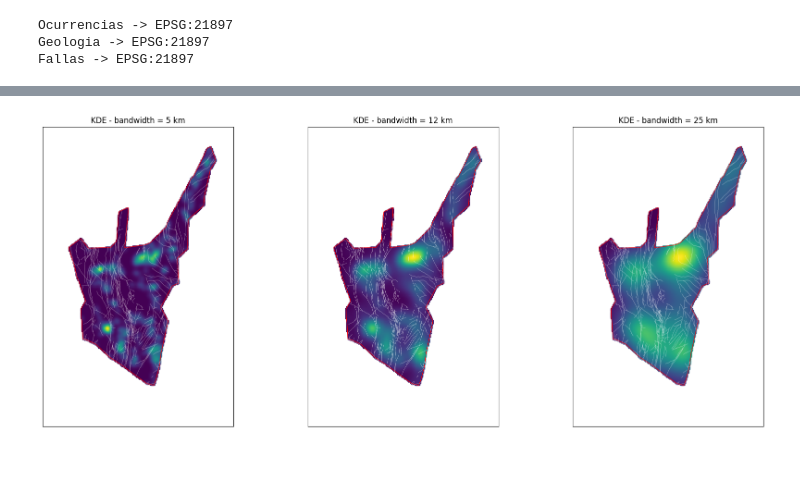
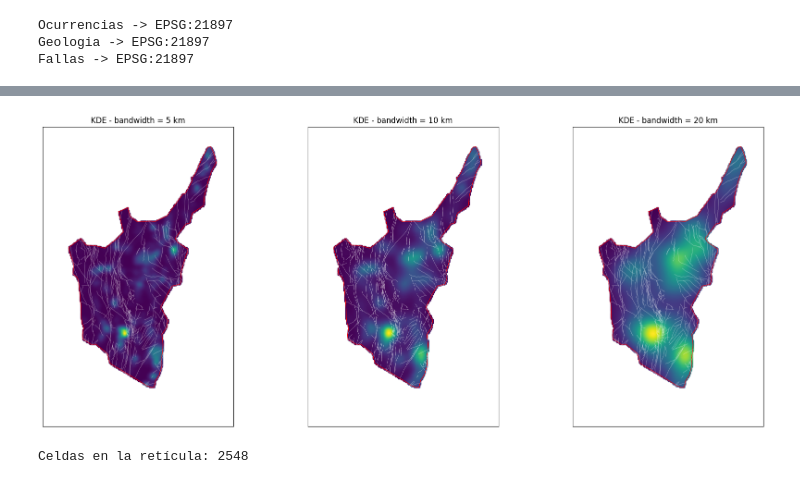
Before and after one commit to mfcadavidd1010/AnalisisGeoespacial_2026, a Jupyter notebook: OcurrenciasMinerales.ipynb, the cells around one changed output, grey strips where cells are left out. Saved outputs shown, nothing was run; the diff lists cells and outputs as text; code cells hidden in the pictures.

```diff
--- a/OcurrenciasMinerales.ipynb
+++ b/OcurrenciasMinerales.ipynb
@@ -246,0 +245,18 @@ plt.show()
+# %%
+import numpy as np, matplotlib.pyplot as plt
+
+r      = np.asarray(ResultL.support)
+Lobs   = np.asarray(ResultL.statistic)
+sims   = np.asarray(ResultL.simulations)
+csr    = sims.mean(axis=0)
+exceso = Lobs - csr
+
+r_peak = r[np.argmax(exceso)]
+print("Escala de máximo exceso de agrupamiento:", round(r_peak/1000, 1), "km")
+
+fig, ax = plt.subplots(figsize=(7,4))
+ax.plot(r/1000, exceso, color="#BA7517", lw=2)
+ax.axvline(r_peak/1000, ls="--", color="gray")
+ax.set_xlabel("r (km)"); ax.set_ylabel("L_obs − L_CSR (exceso)")
+ax.set_title("Escala característica del agrupamiento")
+plt.tight_layout(); plt.show()
@@ -251,33 +270,59 @@ from sklearn.neighbors import KernelDensity
 xmin, ymin, xmax, ymax = AreaTrabajo.total_bounds
 res = 2000
 xx, yy = np.meshgrid(
     np.arange(xmin, xmax, res),
     np.arange(ymin, ymax, res),
 )
 grid_coords = np.column_stack([xx.ravel(), yy.ravel()])
 
 #Recortamos la grilla al alpha shape (solo evaluamos dentro de la ventana).
 grid_pts = gpd.GeoDataFrame(
     geometry=gpd.points_from_xy(grid_coords[:,0], grid_coords[:,1]),
     crs=CRS_PROYECTO,
 )
 dentro = grid_pts.within(AreaTrabajo.geometry.iloc[0])
 grid_in = grid_coords[dentro.values]
 
 #Ajustamos el KDE. El bandwidth está en METROS
-#   Probamos tres anchos guiados por la escala de Ripley (~10-13 km).
+#   Probamos tres anchos guiados por la escala de Ripley.
 fig, axes = plt.subplots(1, 3, figsize=(18, 7))
-for ax, bw in zip(axes, [5000, 12000, 25000]):   #5, 12 y 25 km
+for ax, bw in zip(axes, [5000, 10000, 20000]):   #5, 10 y 20 km
     kde = KernelDensity(bandwidth=bw, kernel="gaussian")
     kde.fit(CoordsAu)
     #log-densidad -> densidad
     dens = np.exp(kde.score_samples(grid_in))
 
     sc = ax.scatter(grid_in[:,0], grid_in[:,1], c=dens, cmap="viridis", s=8, marker="s")
     AreaTrabajo.boundary.plot(ax=ax, color="red", linewidth=0.8)
     Fallas.plot(ax=ax, color="white", linewidth=0.4, alpha=0.6)
     ax.set_title(f"KDE - bandwidth = {bw/1000:.0f} km")
     ax.set_xticks([]); ax.set_yticks([])
 plt.tight_layout(); plt.show()
 # %% [output]
-[figure, old version]
+[figure, new version]
+# %%
+#Vamos a construir una retícula de celdas cuadradas de 5 km de lado para realizar análisis de vecinos y autocorrelación espacial.
+
+from shapely.geometry import box
+
+#Tamaño de celda: 5 km. (escala de agrupamiento dominante que estimó la K de Ripley)
+cell = 5000
+xmin, ymin, xmax, ymax = AreaTrabajo.total_bounds
+
+celdas = []
+x = xmin
+while x < xmax:
+    y = ymin
+    while y < ymax:
+        celdas.append(box(x, y, x + cell, y + cell))
+        y += cell
+    x += cell
+
+Reticula = gpd.GeoDataFrame(geometry=celdas, crs=CRS_PROYECTO)
+
+#Conservamos solo las celdas que intersectan el Área de Trabajo (alpha shape).
+Reticula = Reticula[Reticula.intersects(AreaTrabajo.geometry.iloc[0])].reset_index(drop=True)
+Reticula["cell_id"] = Reticula.index
+print("Celdas en la retícula:", len(Reticula))
+# %% [output]
+Celdas en la retícula: 2548
```
Also changed, not shown: parts of 39 cells of this notebook, 8 other files.
